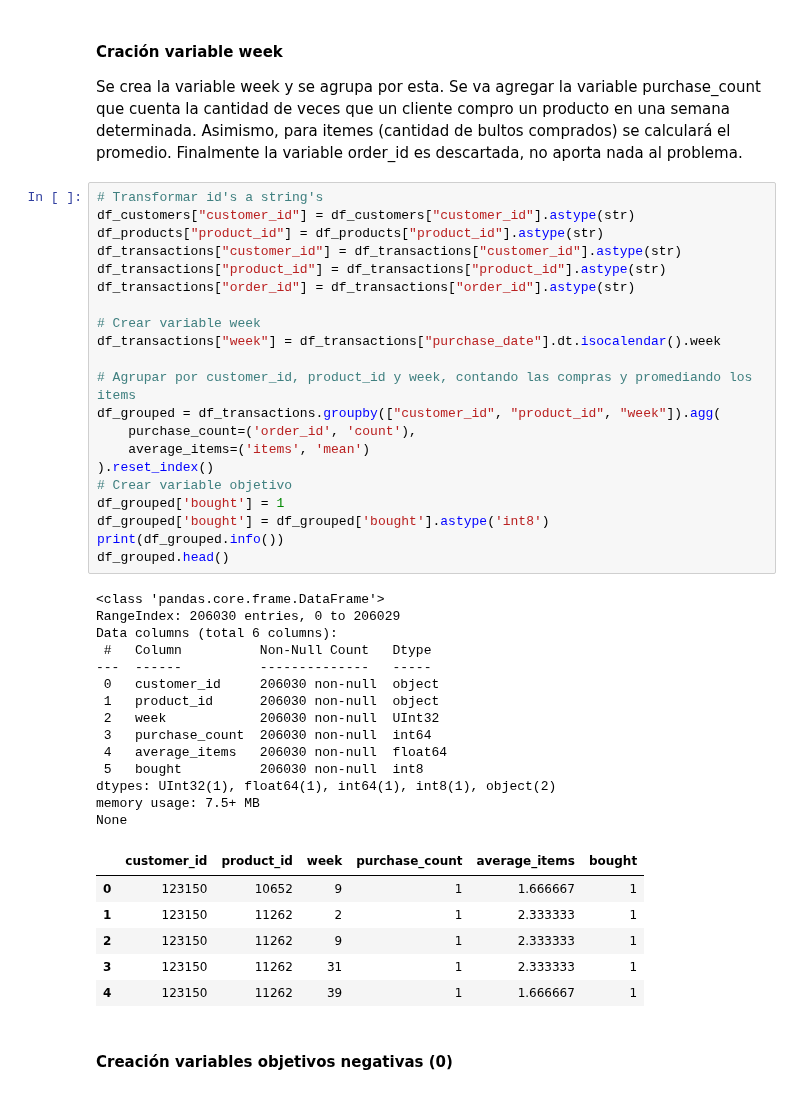
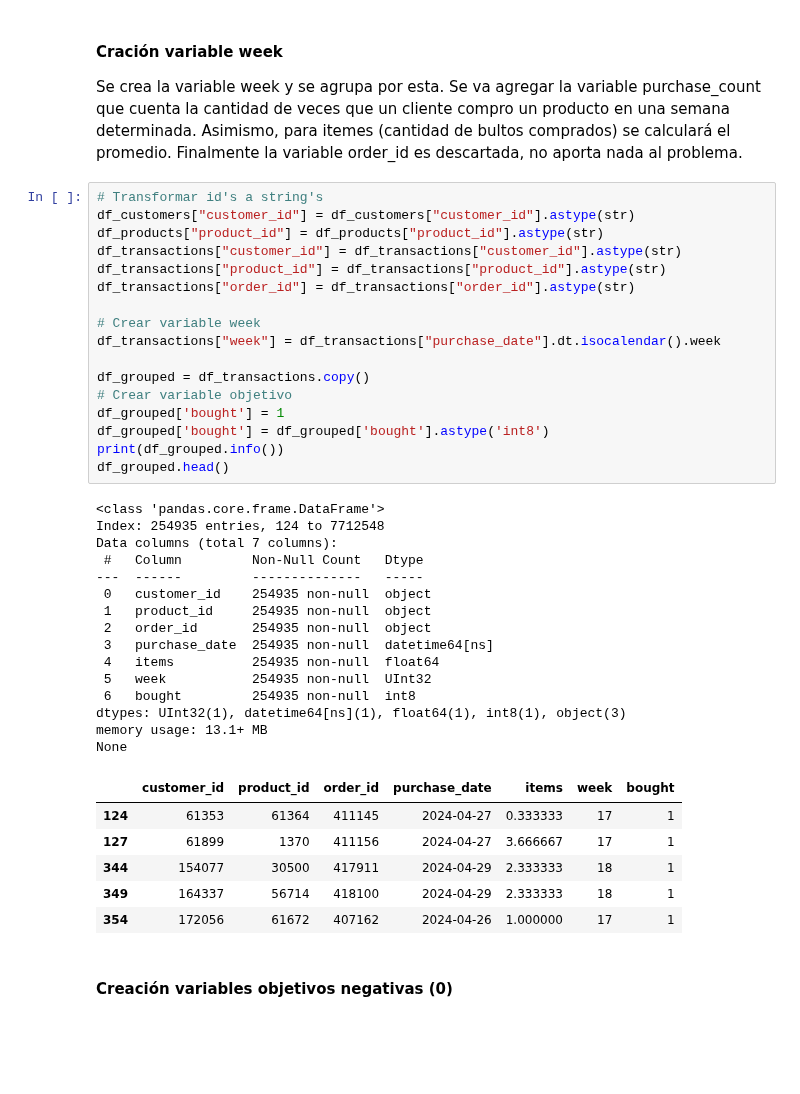
Before and after one commit to fco-marquez/MDS7202_Free_Riders, a Jupyter notebook: entrega1/enunciado_entrega1.ipynb, the cells around one changed output. Cells and saved outputs as stored; diff of their text form; blank space fills up the shorter version.

```diff
--- a/entrega1/enunciado_entrega1.ipynb
+++ b/entrega1/enunciado_entrega1.ipynb
@@ -366,45 +351,42 @@ Se crea la variable week y se agrupa por esta. Se va agregar la variable purchas
 # %%
 # Transformar id's a string's
 df_customers["customer_id"] = df_customers["customer_id"].astype(str)
 df_products["product_id"] = df_products["product_id"].astype(str)
 df_transactions["customer_id"] = df_transactions["customer_id"].astype(str)
 df_transactions["product_id"] = df_transactions["product_id"].astype(str)
 df_transactions["order_id"] = df_transactions["order_id"].astype(str)
 
 # Crear variable week
 df_transactions["week"] = df_transactions["purchase_date"].dt.isocalendar().week
 
-# Agrupar por customer_id, product_id y week, contando las compras y promediando los items
-df_grouped = df_transactions.groupby(["customer_id", "product_id", "week"]).agg(
-    purchase_count=('order_id', 'count'),
-    average_items=('items', 'mean')
-).reset_index()
+df_grouped = df_transactions.copy()
 # Crear variable objetivo
 df_grouped['bought'] = 1
 df_grouped['bought'] = df_grouped['bought'].astype('int8')
 print(df_grouped.info())
 df_grouped.head()
 # %% [output]
 <class 'pandas.core.frame.DataFrame'>
-RangeIndex: 206030 entries, 0 to 206029
-Data columns (total 6 columns):
- #   Column          Non-Null Count   Dtype
----  ------          --------------   -----
- 0   customer_id     206030 non-null  object
- 1   product_id      206030 non-null  object
- 2   week            206030 non-null  UInt32
- 3   purchase_count  206030 non-null  int64
- 4   average_items   206030 non-null  float64
- 5   bought          206030 non-null  int8
-dtypes: UInt32(1), float64(1), int64(1), int8(1), object(2)
-memory usage: 7.5+ MB
+Index: 254935 entries, 124 to 7712548
+Data columns (total 7 columns):
+ #   Column         Non-Null Count   Dtype
+---  ------         --------------   -----
+ 0   customer_id    254935 non-null  object
+ 1   product_id     254935 non-null  object
+ 2   order_id       254935 non-null  object
+ 3   purchase_date  254935 non-null  datetime64[ns]
+ 4   items          254935 non-null  float64
+ 5   week           254935 non-null  UInt32
+ 6   bought         254935 non-null  int8
+dtypes: UInt32(1), datetime64[ns](1), float64(1), int8(1), object(3)
+memory usage: 13.1+ MB
 None
-|  | customer_id | product_id | week | purchase_count | average_items | bought |
-| 0 | 123150 | 10652 | 9 | 1 | 1.666667 | 1 |
-| 1 | 123150 | 11262 | 2 | 1 | 2.333333 | 1 |
-| 2 | 123150 | 11262 | 9 | 1 | 2.333333 | 1 |
-| 3 | 123150 | 11262 | 31 | 1 | 2.333333 | 1 |
-| 4 | 123150 | 11262 | 39 | 1 | 1.666667 | 1 |
+|  | customer_id | product_id | order_id | purchase_date | items | week | bought |
+| 124 | 61353 | 61364 | 411145 | 2024-04-27 | 0.333333 | 17 | 1 |
+| 127 | 61899 | 1370 | 411156 | 2024-04-27 | 3.666667 | 17 | 1 |
+| 344 | 154077 | 30500 | 417911 | 2024-04-29 | 2.333333 | 18 | 1 |
+| 349 | 164337 | 56714 | 418100 | 2024-04-29 | 2.333333 | 18 | 1 |
+| 354 | 172056 | 61672 | 407162 | 2024-04-26 | 1.000000 | 17 | 1 |
 # %% [markdown]
 #### Creación variables objetivos negativas (0)
 # %%
```
Also changed, not shown: parts of 23 cells of this notebook, 1 other file.
